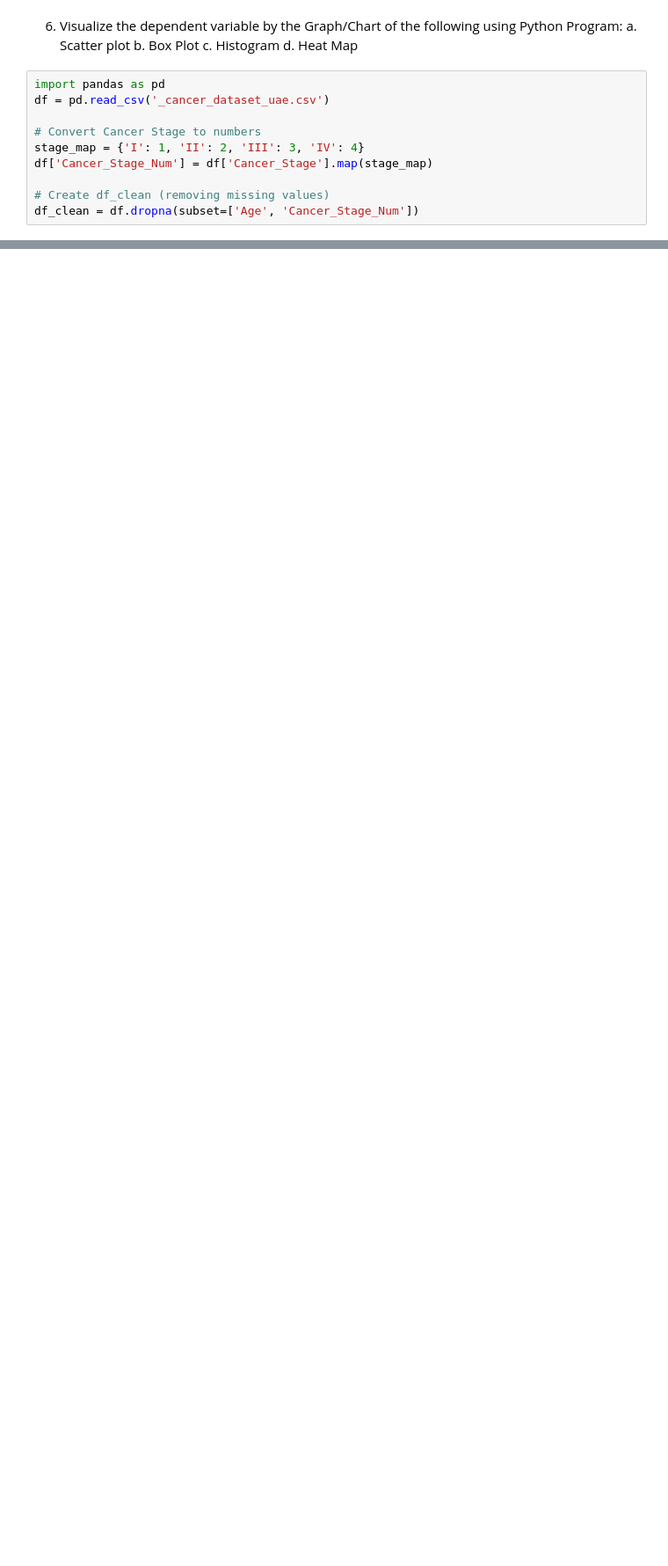
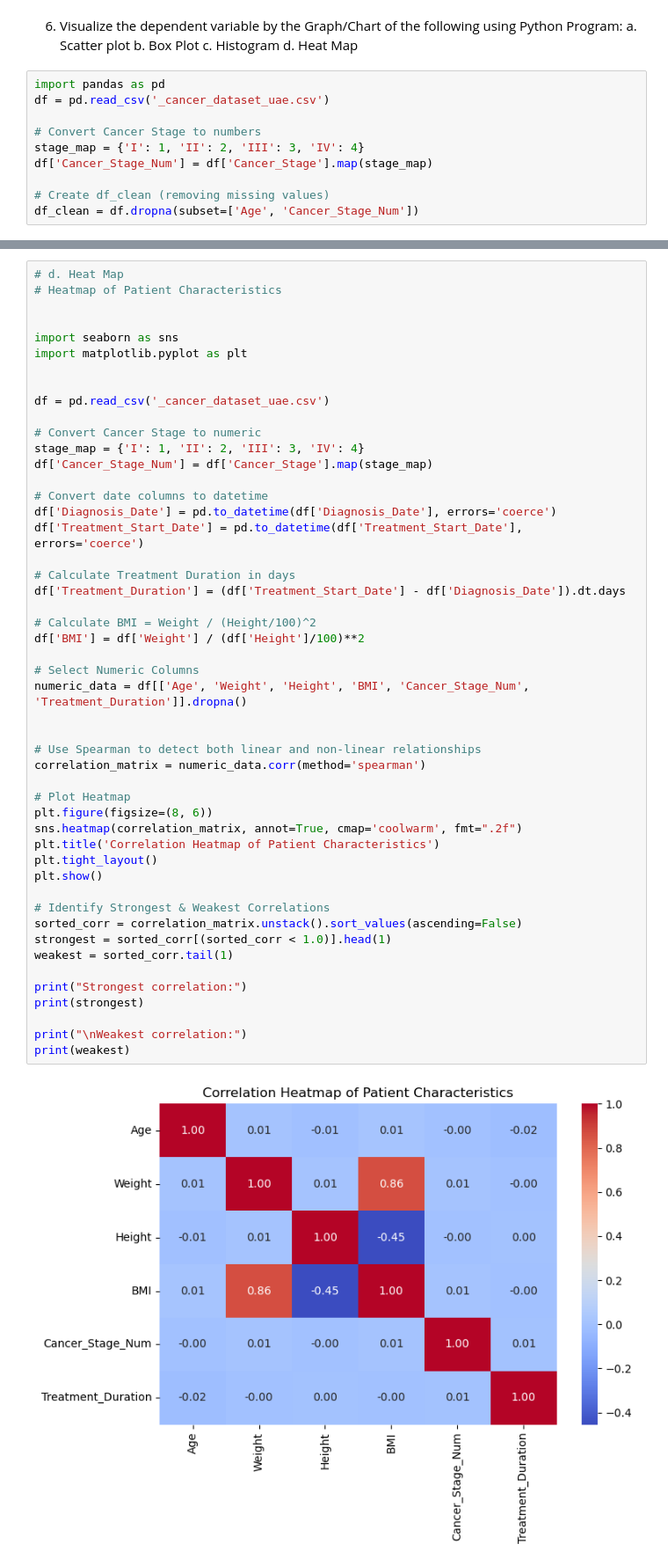
Before and after one commit to h7amdahh/cancer_dataset_uae, a Jupyter notebook: d2FIRST3Qandcleaning.ipynb, the cells around one changed output, grey strips where cells are left out. Shown at 88% size. Cells and saved outputs as stored; diff of their text form; blank space fills up the shorter version.

Commit message:
Update d2FIRST3Qandcleaning.ipynb
I change the heat map

```diff
--- a/d2FIRST3Qandcleaning.ipynb
+++ b/d2FIRST3Qandcleaning.ipynb
@@ -359,0 +457,51 @@ print(weakest)
+# %%
+# d. Heat Map
+# Heatmap of Patient Characteristics
+
+
+import seaborn as sns
+import matplotlib.pyplot as plt
+
+
+df = pd.read_csv('_cancer_dataset_uae.csv')
+
+# Convert Cancer Stage to numeric
+stage_map = {'I': 1, 'II': 2, 'III': 3, 'IV': 4}
+df['Cancer_Stage_Num'] = df['Cancer_Stage'].map(stage_map)
+
+# Convert date columns to datetime
+df['Diagnosis_Date'] = pd.to_datetime(df['Diagnosis_Date'], errors='coerce')
+df['Treatment_Start_Date'] = pd.to_datetime(df['Treatment_Start_Date'], errors='coerce')
+
+# Calculate Treatment Duration in days
+df['Treatment_Duration'] = (df['Treatment_Start_Date'] - df['Diagnosis_Date']).dt.days
+
+# Calculate BMI = Weight / (Height/100)^2
+df['BMI'] = df['Weight'] / (df['Height']/100)**2
+
+# Select Numeric Columns
+numeric_data = df[['Age', 'Weight', 'Height', 'BMI', 'Cancer_Stage_Num', 'Treatment_Duration']].dropna()
+
+
+# Use Spearman to detect both linear and non-linear relationships
+correlation_matrix = numeric_data.corr(method='spearman')
+
+# Plot Heatmap
+plt.figure(figsize=(8, 6))
+sns.heatmap(correlation_matrix, annot=True, cmap='coolwarm', fmt=".2f")
+plt.title('Correlation Heatmap of Patient Characteristics')
+plt.tight_layout()
+plt.show()
+
+# Identify Strongest & Weakest Correlations
+sorted_corr = correlation_matrix.unstack().sort_values(ascending=False)
+strongest = sorted_corr[(sorted_corr < 1.0)].head(1)
+weakest = sorted_corr.tail(1)
+
+print("Strongest correlation:")
+print(strongest)
+
+print("\nWeakest correlation:")
+print(weakest)
+# %% [output]
+[figure, added]
```
Also changed, not shown: parts of 28 cells of this notebook.
